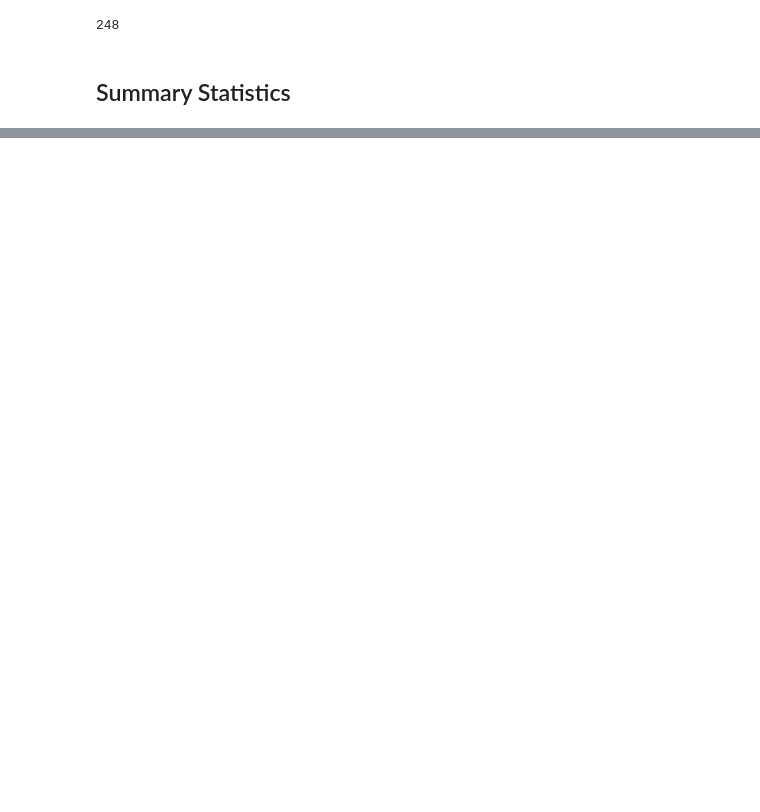
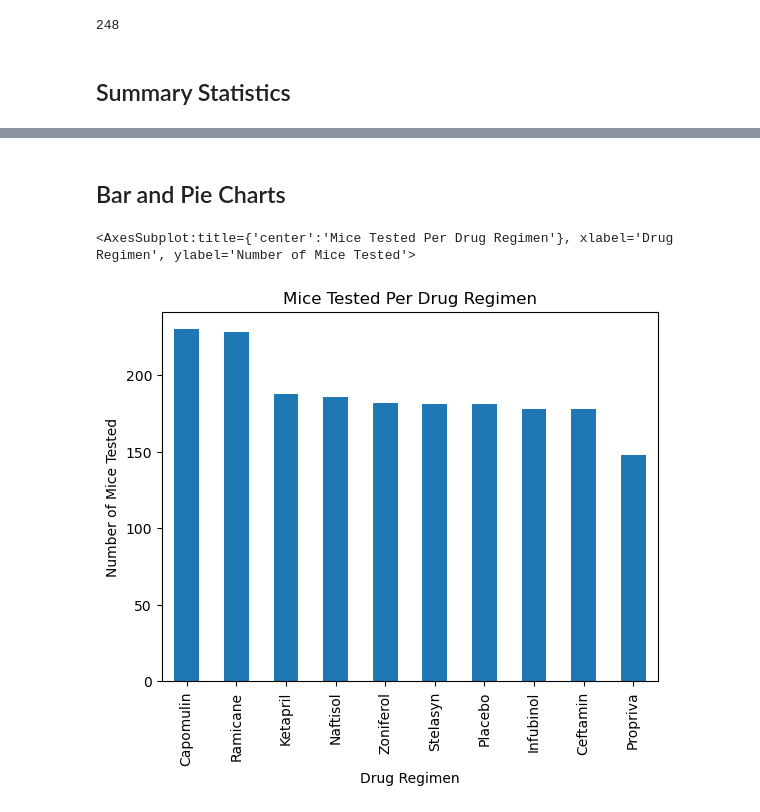
Before and after one commit to mbarre8/Data_Visualization-Challenge, a Jupyter notebook: Pymaceuticals/pymaceuticals.ipynb, the cells around one changed output, grey strips where cells are left out. Saved outputs shown, nothing was run; the diff lists cells and outputs as text; code cells hidden in the pictures; blank space fills up the shorter version.

```diff
--- a/Pymaceuticals/pymaceuticals.ipynb
+++ b/Pymaceuticals/pymaceuticals.ipynb
@@ -201,3 +195,15 @@ Summary_stats_df["Tumor Volume (mm3)"].agg(["mean","median", "var", "std", "sem"
 | Ramicane | 40.216745 | 40.673236 | 23.486704 | 4.846308 | 0.320955 |
 | Stelasyn | 54.233149 | 52.431737 | 59.450562 | 7.710419 | 0.573111 |
 | Zoniferol | 53.236507 | 51.818479 | 48.533355 | 6.966589 | 0.516398 |
+# %% [markdown]
+## Bar and Pie Charts
+# %%
+#new dataframe display number of mice tested for each drug
+pandas_plot= clean_df_final["Drug Regimen"].value_counts()
+
+
+#plot above data in bar graph with x & y axis labels, title
+pandas_plot.plot(kind="bar", xlabel= "Drug Regimen", ylabel="Number of Mice Tested", title="Mice Tested Per Drug Regimen")
+# %% [output]
+<AxesSubplot:title={'center':'Mice Tested Per Drug Regimen'}, xlabel='Drug Regimen', ylabel='Number of Mice Tested'>
+[figure, added]
```
Also changed, not shown: parts of 25 cells of this notebook, 2 other files.
